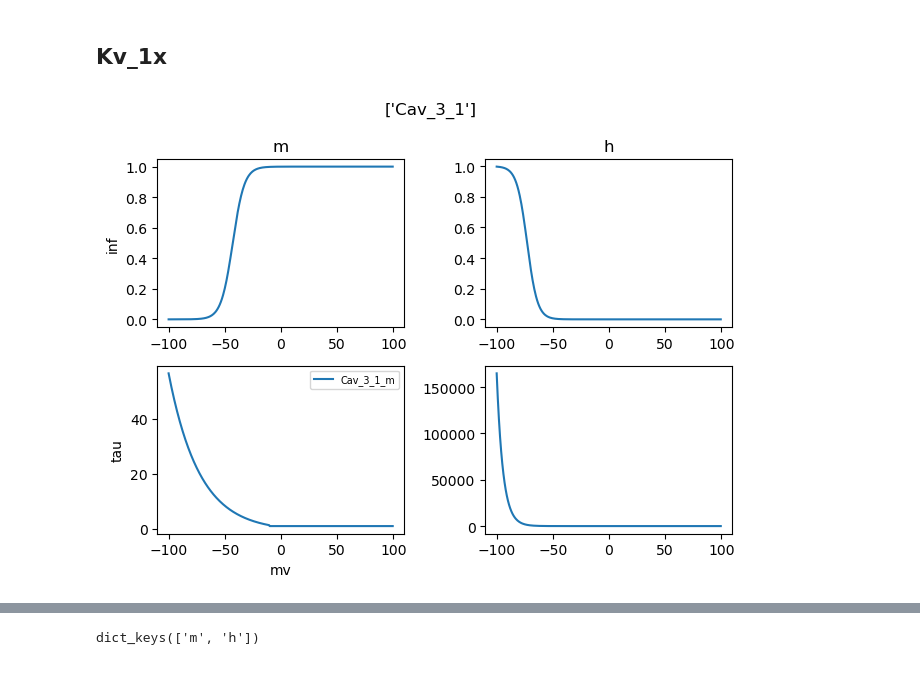
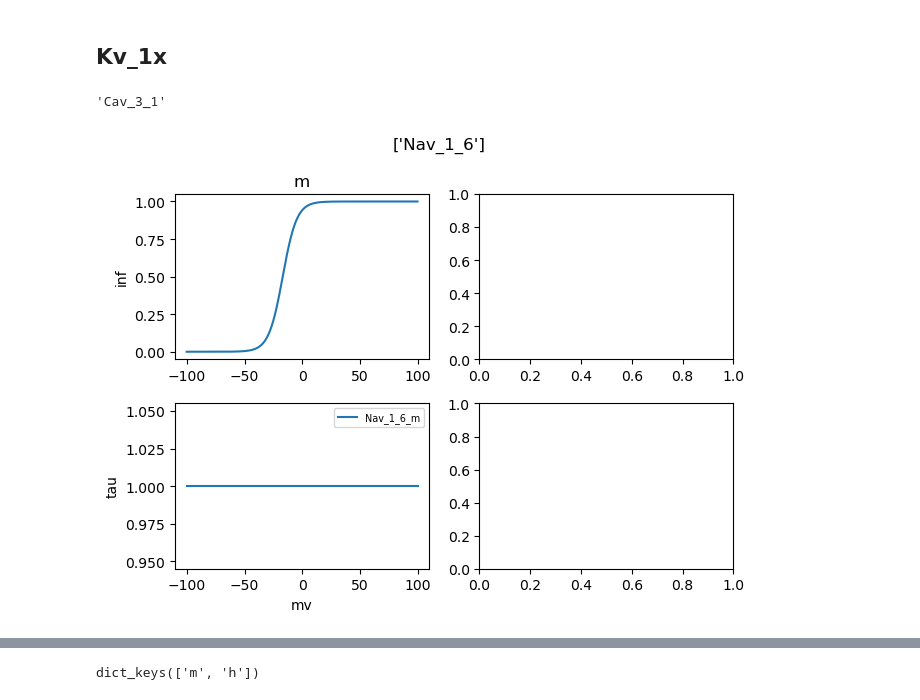
Before and after one commit to fergplace/renshaw_models, a Jupyter notebook: testing_notebook.ipynb, the cells around one changed output, grey strips where cells are left out. Saved outputs shown, nothing was run; the diff lists cells and outputs as text; code cells hidden in the pictures.

```diff
--- a/testing_notebook.ipynb
+++ b/testing_notebook.ipynb
@@ -111,7 +111,7 @@ for channel in list(channels.keys()):
     for gate_name in channels[channel].gates.keys() :
         #print(channel , gate_name )
 
-        inf_data, tau_data =channels[channel].inf_calc(gate_name, potenial)
+        [inf_data, tau_data] =channels[channel].inf_calc(gate_name, potenial)
         gate_dict[gate_name] = [inf_data, tau_data]
         label_str = f"{channel}_{gate_name}"
         # plt.figure(1)
@@ -126,35 +126,39 @@ for channel in list(channels.keys()):
 # plt.figure(2)
 # plt.legend()
 # plt.title("tau")
+# %%
+channel
+# %% [output]
+'Cav_3_1'
 # %%
 ch_list = list(ch_dict.keys())
 #0 for inf 1 for tau:
 #ch_dict[ch_list[1]]["m"][1]
 # %%
-i = 14
-end = 15
+i = 12
+end = 13
 fig, axs = plt.subplots(2,2)
 ch_list[i:end]
 fig.suptitle(ch_list[i:end])
 for ch_name in ch_list[i:end] :
     fig_c = 0
 
     for ch_gate in ch_dict[ch_name] :
         #plt.subplot(2, 2, fig_c)
         tmp_inf = ch_dict[ch_name][ch_gate][0]
         label_str = f"{ch_name}_{ch_gate}"
         axs[0,fig_c].plot(potenial, tmp_inf, label=label_str)
         axs[0,fig_c].set_title(ch_gate)
 
 
         tmp_tau = ch_dict[ch_name][ch_gate][1]
         axs[1,fig_c].plot(potenial, tmp_tau, label=label_str)
 
         fig_c += 1
     plt.tight_layout()
     axs[1,0].set_xlabel("mv")
     axs[0,0].set_ylabel("inf")
     axs[1,0].set_ylabel("tau")
     axs[1,0].legend(fontsize="x-small")
 # %% [output]
-[figure, old version]
+[figure, new version]
```
Also changed, not shown: parts of 3 cells of this notebook, 1 other file.
